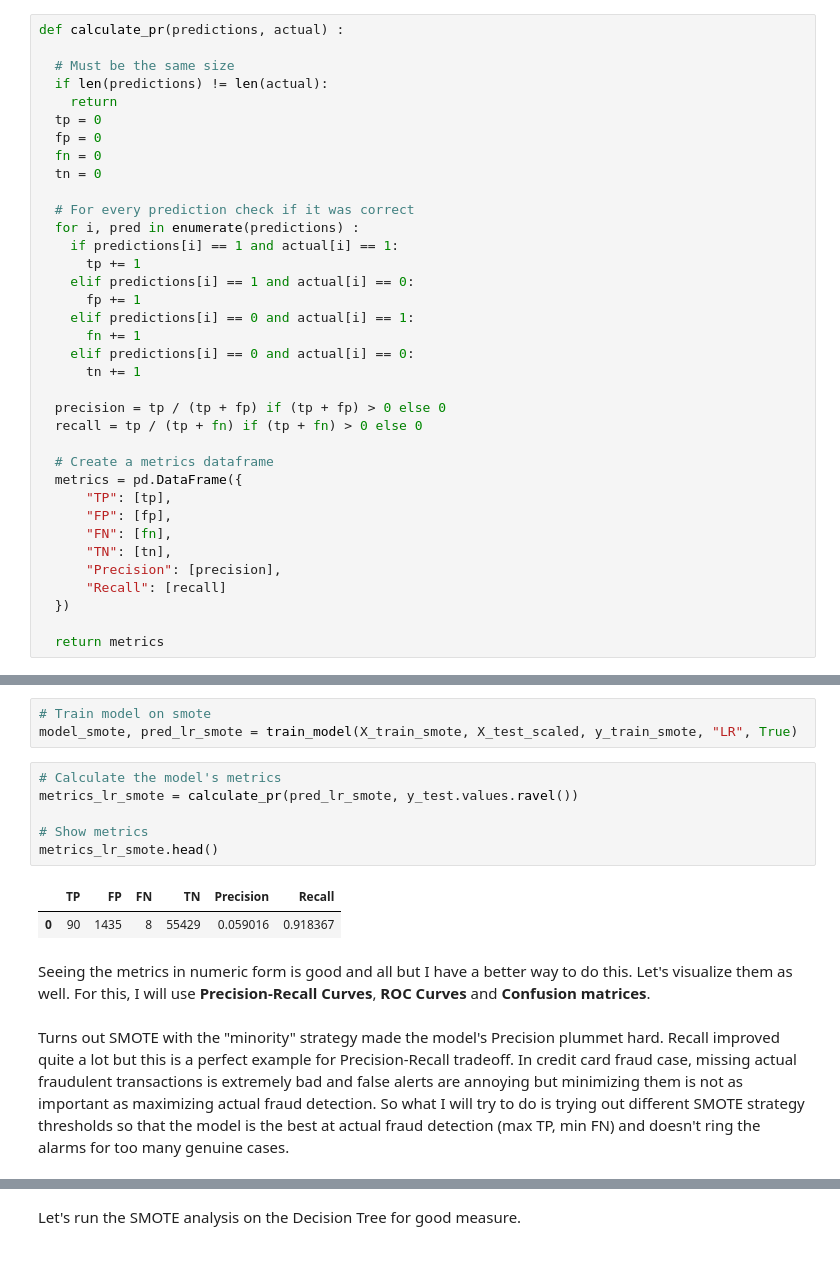
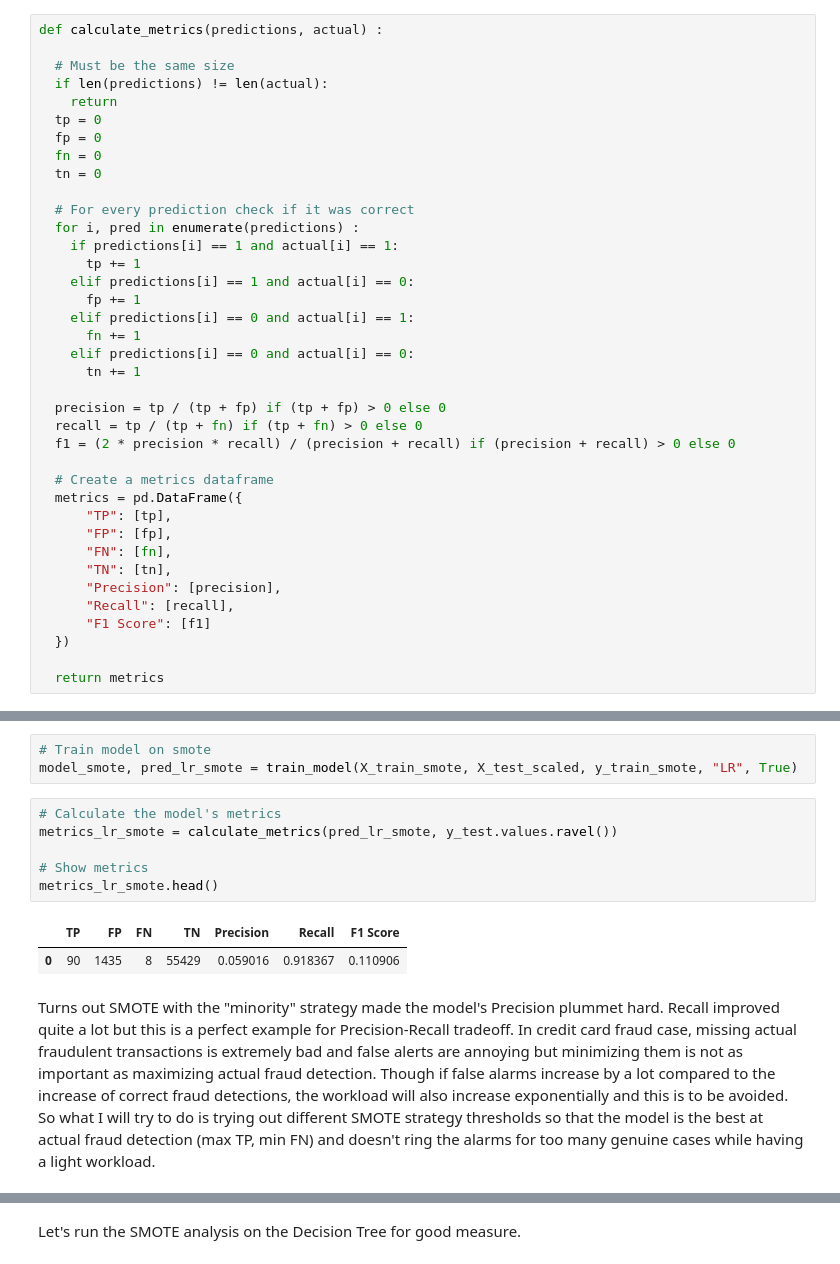
Before and after one commit to DoubleCyclone/Credit-Card-Fraud-Detection, a Jupyter notebook: notebooks/credit_card_fraud_detection.ipynb, the cells around one changed output, grey strips where cells are left out. Drawn from its saved outputs; the diff is of its cells as text.

```diff
--- a/notebooks/credit_card_fraud_detection.ipynb
+++ b/notebooks/credit_card_fraud_detection.ipynb
@@ -386,7 +392,7 @@ model_baseline, pred_lr_baseline = train_model(X_train_scaled, X_test_scaled, y_
 # %% [markdown]
 Okay I trained the baseline model but I need something that I can compare the different models on. For classification problems, **Precision** and **Recall** values are the most widely used metrics. So let's start by preparing a function to calculate them. In order to calculate these metrics, I need to compare the predictions to actual labels and also calculate the amounts of True Positive, False Positive and False Negative values.
 # %%
-def calculate_pr(predictions, actual) :
+def calculate_metrics(predictions, actual) :
 
   # Must be the same size
   if len(predictions) != len(actual):
@@ -409,6 +415,7 @@ def calculate_pr(predictions, actual) :
 
   precision = tp / (tp + fp) if (tp + fp) > 0 else 0
   recall = tp / (tp + fn) if (tp + fn) > 0 else 0
+  f1 = (2 * precision * recall) / (precision + recall) if (precision + recall) > 0 else 0
 
   # Create a metrics dataframe
   metrics = pd.DataFrame({
@@ -417,7 +424,8 @@ def calculate_pr(predictions, actual) :
       "FN": [fn],
       "TN": [tn],
       "Precision": [precision],
-      "Recall": [recall]
+      "Recall": [recall],
+      "F1 Score": [f1]
   })
 
   return metrics
@@ -442,17 +452,15 @@ Now it is time to train a model on the SMOTE applied dataset.
 model_smote, pred_lr_smote = train_model(X_train_smote, X_test_scaled, y_train_smote, "LR", True)
 # %%
 # Calculate the model's metrics
-metrics_lr_smote = calculate_pr(pred_lr_smote, y_test.values.ravel())
+metrics_lr_smote = calculate_metrics(pred_lr_smote, y_test.values.ravel())
 
 # Show metrics
 metrics_lr_smote.head()
 # %% [output]
-|  | TP | FP | FN | TN | Precision | Recall |
-| 0 | 90 | 1435 | 8 | 55429 | 0.059016 | 0.918367 |
+|  | TP | FP | FN | TN | Precision | Recall | F1 Score |
+| 0 | 90 | 1435 | 8 | 55429 | 0.059016 | 0.918367 | 0.110906 |
-# %% [markdown]
-Seeing the metrics in numeric form is good and all but I have a better way to do this. Let's visualize them as well. For this, I will use **Precision-Recall Curves**, **ROC Curves** and **Confusion matrices**.
 # %% [markdown]
-Turns out SMOTE with the "minority" strategy made the model's Precision plummet hard. Recall improved quite a lot but this is a perfect example for Precision-Recall tradeoff. In credit card fraud case, missing actual fraudulent transactions is extremely bad and false alerts are annoying but minimizing them is not as important as maximizing actual fraud detection. So what I will try to do is trying out different SMOTE strategy thresholds so that the model is the best at actual fraud detection (max TP, min FN) and doesn't ring the alarms for too many genuine cases.
+Turns out SMOTE with the "minority" strategy made the model's Precision plummet hard. Recall improved quite a lot but this is a perfect example for Precision-Recall tradeoff. In credit card fraud case, missing actual fraudulent transactions is extremely bad and false alerts are annoying but minimizing them is not as important as maximizing actual fraud detection. Though if false alarms increase by a lot compared to the increase of correct fraud detections, the workload will also increase exponentially and this is to be avoided. So what I will try to do is trying out different SMOTE strategy thresholds so that the model is the best at actual fraud detection (max TP, min FN) and doesn't ring the alarms for too many genuine cases while having a light workload.
 # %%
 def smote_analysis(data_train, data_test, labels_train, labels_test, model_type) :
   # Decide on thresholds
```
Also changed, not shown: parts of 26 cells of this notebook.
